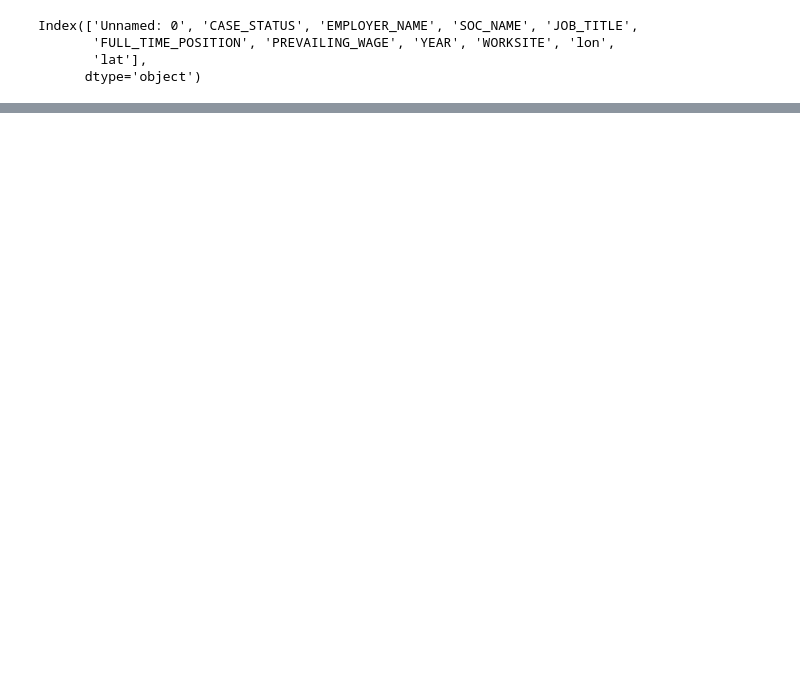
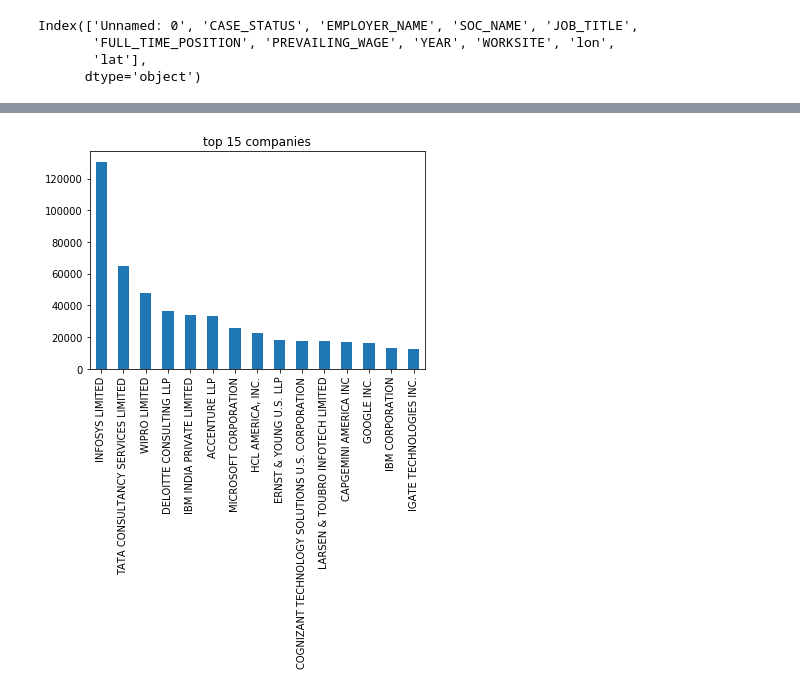
Before and after one commit to ajayyadav1998/Python-9am, a Jupyter notebook: Data Science/H1b visa Dataset work.ipynb, the cells around one changed output, grey strips where cells are left out. Drawn from its saved outputs; the diff is of its cells as text; code cells hidden in the pictures; blank space fills up the shorter version.

```diff
--- a/Data Science/H1b visa Dataset work.ipynb
+++ b/Data Science/H1b visa Dataset work.ipynb
@@ -80,3 +80,7 @@ df.head()
 | 2 | CERTIFIED-WITHDRAWN | PORTS AMERICA GROUP, INC. | CHIEF EXECUTIVES | CHIEF PROCESS OFFICER | Y | 193066.0 | 2016.0 | ... |
 | 3 | CERTIFIED-WITHDRAWN | GATES CORPORATION, A WHOLLY-OWNED... | CHIEF EXECUTIVES | REGIONAL PRESIDEN, AMERICAS | Y | 220314.0 | 2016.0 | ... |
 | 4 | WITHDRAWN | PEABODY INVESTMENTS CORP. | CHIEF EXECUTIVES | PRESIDENT MONGOLIA AND INDIA | Y | 157518.4 | 2016.0 | ... |
+# %%
+df.columns = ['case_status', 'companies', 'soc_name', 'job_title',
+       'fulltpos', 'wages', 'year', 'worksite', 'lon',
+       'lat']
@@ -82,0 +96,5 @@ df.head()
+# %%
+df.companies.value_counts()[:15].plot(kind='bar',title='top 15 companies')
+plt.show()
+# %% [output]
+[figure, added]
```
Also changed, not shown: parts of 2 cells of this notebook, 1 other file.
